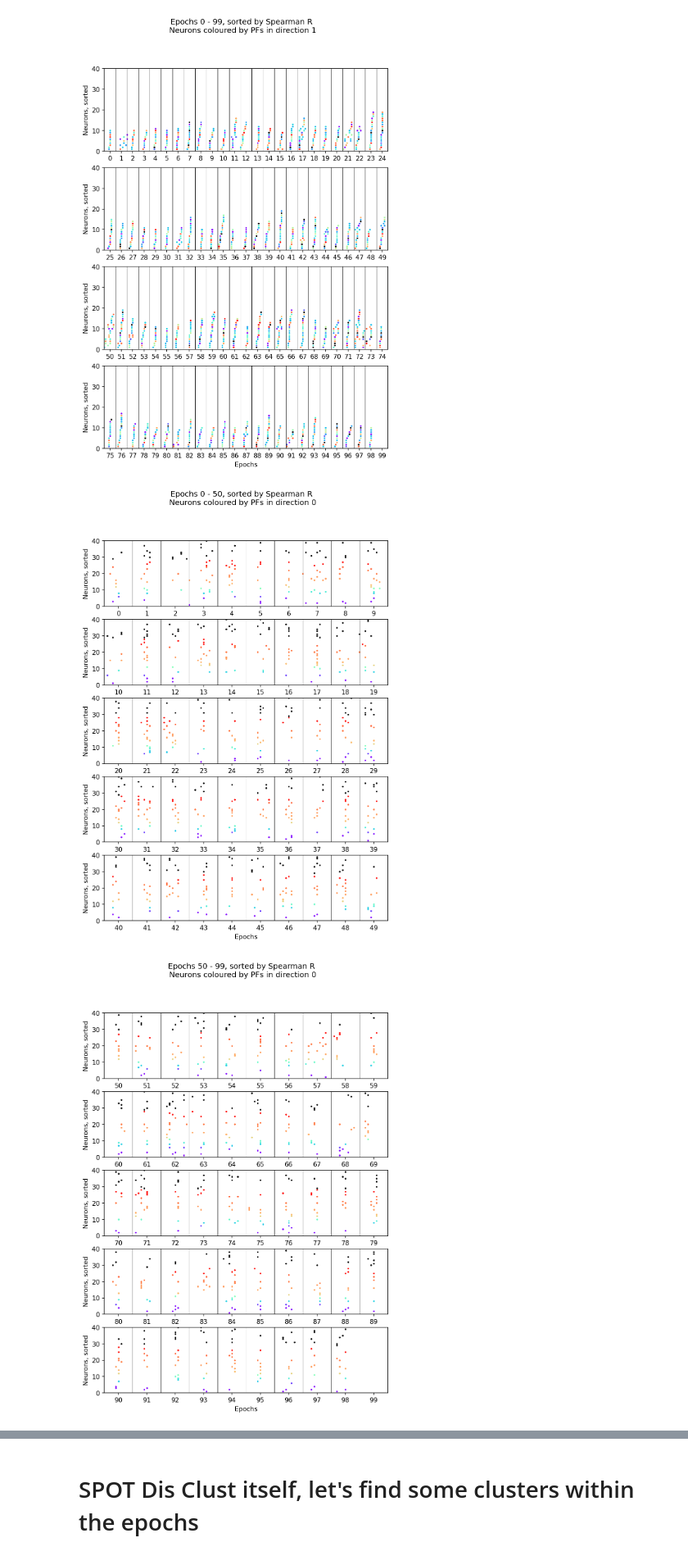
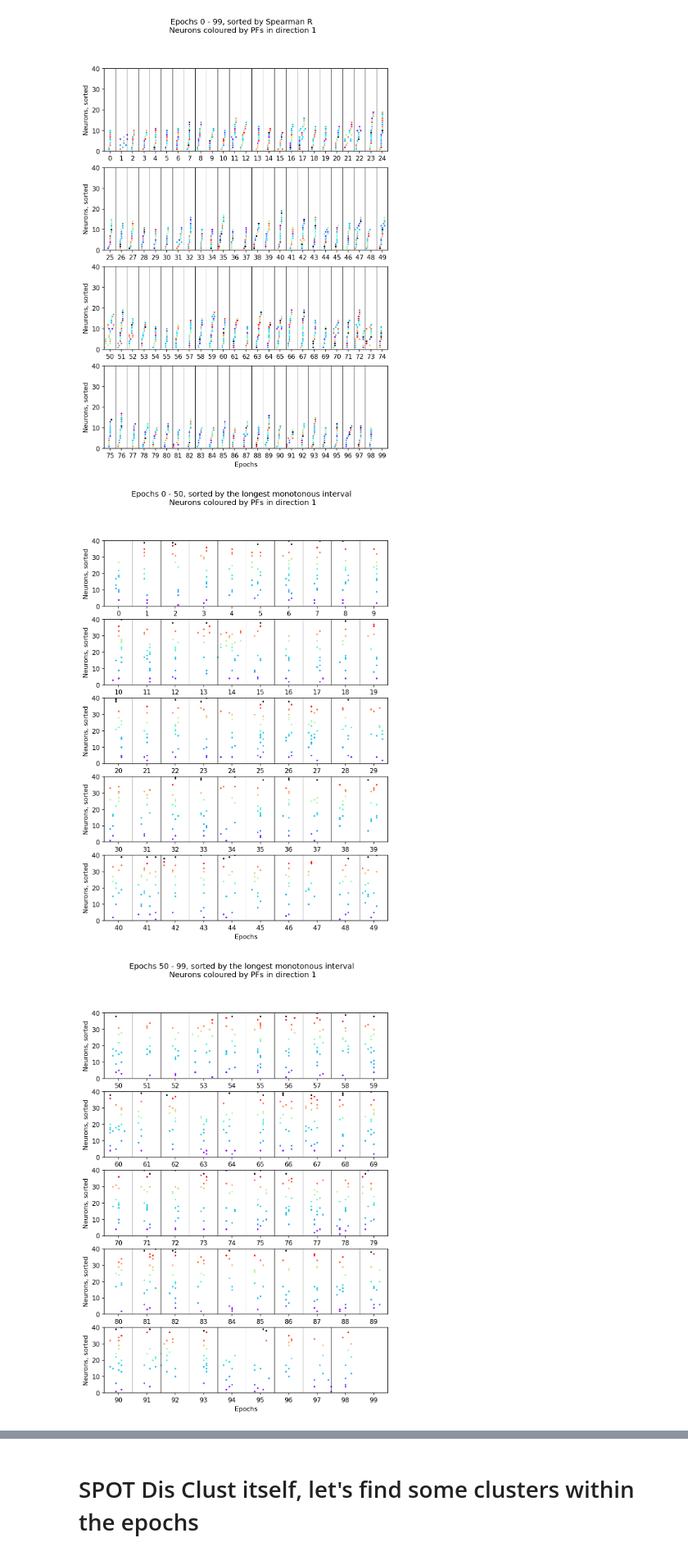
Before and after one commit to vsotskov89/SeqAn, a Jupyter notebook: Sequence_Analysis.ipynb, the cells around one changed output, grey strips where cells are left out. Shown at 82% size. Drawn from its saved outputs; the diff is of its cells as text; code cells hidden in the pictures.

Commit message:
Monotonous epoch sorting added

```diff
--- a/Sequence_Analysis.ipynb
+++ b/Sequence_Analysis.ipynb
@@ -237,6 +237,34 @@ for i_epoch, epoch in enumerate(ii_spike_times):
     ep_sortedness.append(spearmanr(neur_order, loc_col_order).correlation)
 
 ep_order = np.argsort(ep_sortedness) #oreder of epochs by theis sortedness, i.e. by the similarity of their orders (neur and loc_col)
+# %%
+#Search for the maximal length of sorted subsequence in eaxh epoch
+#Sequence = monotonic interval among sorted cells
+from scipy.signal import find_peaks
+
+pfdir = 1
+dirlen = {0:93, 1:96}
+
+colors = ['black' if np.isnan(pf) else colormap.rainbow(pf/dirlen[pfdir])[:3] for pf in pfcm[pfdir]]
+col_order = np.argsort(pfcm[pfdir])
+
+
+def find_monotonous_intervals(arr):
+    peaks, _ = find_peaks(arr, height=0)
+    split_lists = np.split(arr, peaks)
+    return [list(l) for l in split_lists]
+
+sequences = []
+max_length = []
+
+for i_epoch, epoch in enumerate(ii_spike_times):
+    act_neurons = [i for i, row in enumerate(epoch[col_order]) if row[0] != row[1]]
+    act_times = [np.mean(spike_times[row[0]:row[1]]) for row in epoch[col_order] if row[0] != row[1]] #center of mass of the activation times of each neuron
+
+    sequences.append(find_monotonous_intervals(act_times))
+    max_length.append(max([len(seq) for seq in sequences[-1]]))
+
+ep_order = np.argsort(max_length)[::-1] #Descending order
 # %%
 #Colored representation of epochs
 interval = 0.1 #length between epoch centers on the plot
@@ -276,37 +304,37 @@ pdf.close()
 # %%
 #Spatial 2D representation of epochs
 interval = 0.1 #length between epoch centers on the plot
 eps_per_row = 10 #number of epochs per row
 eps_per_col = 5  #number of epochs per column
 eps_per_fig = eps_per_row*eps_per_col
 n_pages = int(len(ii_spike_times)/eps_per_fig) + 1
 
-pdf = PdfPages(root + f'Chrp_2D_spearmanr_dir{pfdir}.pdf')
+pdf = PdfPages(root + f'Chrp_2D_monoton_dir{pfdir}.pdf')
 
 for page in range(n_pages):
     fig, axes = plt.subplots(eps_per_col, 1, figsize = (8,11), dpi = 150)
-    fig.suptitle(f'Epochs {page*eps_per_fig} - {min((page +1)*eps_per_fig, len(ii_spike_times))}, sorted by Spearman R\n Neurons coloured by PFs in direction {pfdir}')
+    fig.suptitle(f'Epochs {page*eps_per_fig} - {min((page +1)*eps_per_fig, len(ii_spike_times))}, sorted by the longest monotonous interval\n Neurons coloured by PFs in direction {pfdir}')
 
     for a, ax in enumerate(axes):
         ax.set_xticks(np.linspace(interval, eps_per_row*interval, eps_per_row))
         ax.set_xticklabels([str(i + a*eps_per_row + page*eps_per_fig) for i in range(eps_per_row)])
         ax.set_xlim(interval*0.5, interval*(eps_per_row + 0.5))
         ax.set_ylim(0, n_neurons)
         ax.set_ylabel('Neurons, sorted')
     axes[-1].set_xlabel('Epochs')
 
     for i_epoch, epoch in enumerate(ii_spike_times[ep_order][page*eps_per_fig: min((page +1)*eps_per_fig, len(ii_spike_times))]):
         row = int(i_epoch/eps_per_row)
         col = i_epoch%eps_per_row
         axes[row].axvline(interval*(col + 0.5), c = 'black', linewidth=0.5)
         for i_neuron, neuron in enumerate(epoch[col_order]):
             spikes = np.array(spike_times[neuron[0]:neuron[1]])
             axes[row].scatter(spikes + interval*col, np.ones(len(spikes))+i_neuron, color=colors[col_order[i_neuron]], marker='.', s=10)
     pdf.savefig()
 pdf.close()
 # %% [output]
-[figure, old version]
+[figure, new version]
-[figure, old version]
+[figure, new version]
 # %%
 #Now the same, but in both directions simultaneously
 interval = 0.1 #length between epoch centers on the plot
```
Also changed, not shown: parts of 4 cells of this notebook.
